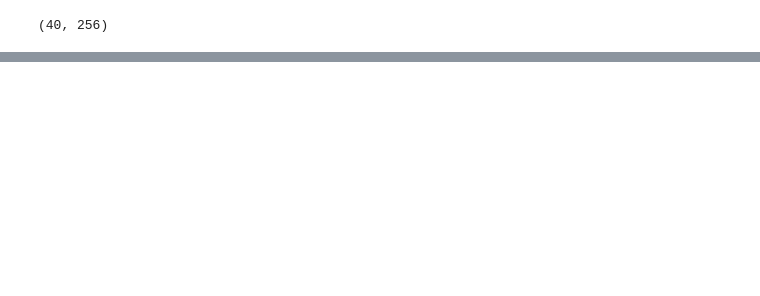
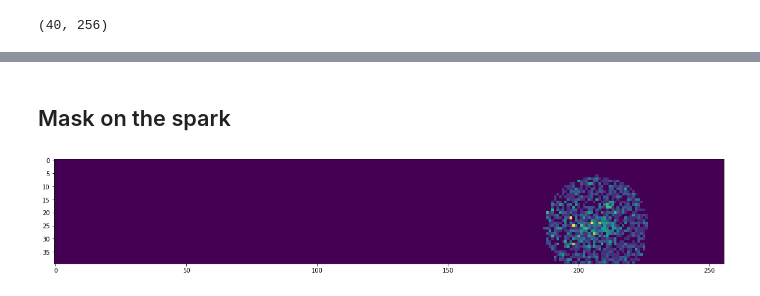
Before and after one commit to raulbenitez/DEEPCARDIO, a Jupyter notebook: sparks/exploreImageAndPlotSpark.ipynb, the cells around one changed output, grey strips where cells are left out. Drawn from its saved outputs; the diff is of its cells as text; code cells hidden in the pictures; blank space fills up the shorter version.

```diff
--- a/sparks/exploreImageAndPlotSpark.ipynb
+++ b/sparks/exploreImageAndPlotSpark.ipynb
@@ -80 +61,16 @@ plt.show()
+# %% [markdown]
+## Mask on the spark
+# %%
+idx = 130
+im = get_image_array(idx)
+sparkLocation = get_spark_location(sparksDF, idx)
+sparkLocation = sparkLocation.loc[sparkLocation.index[0]]
+mask = get_mask(im.shape[0], im.shape[1], sparkLocation['x'], sparkLocation['y'], 20)
+im[mask == False]=0
+
+plt.figure(figsize=(20, 10))
+plt.imshow(im)
+plt.show()
+# %% [output]
+[figure, added]
 # %%
```
Also changed, not shown: parts of 23 cells of this notebook, 2 other files.
